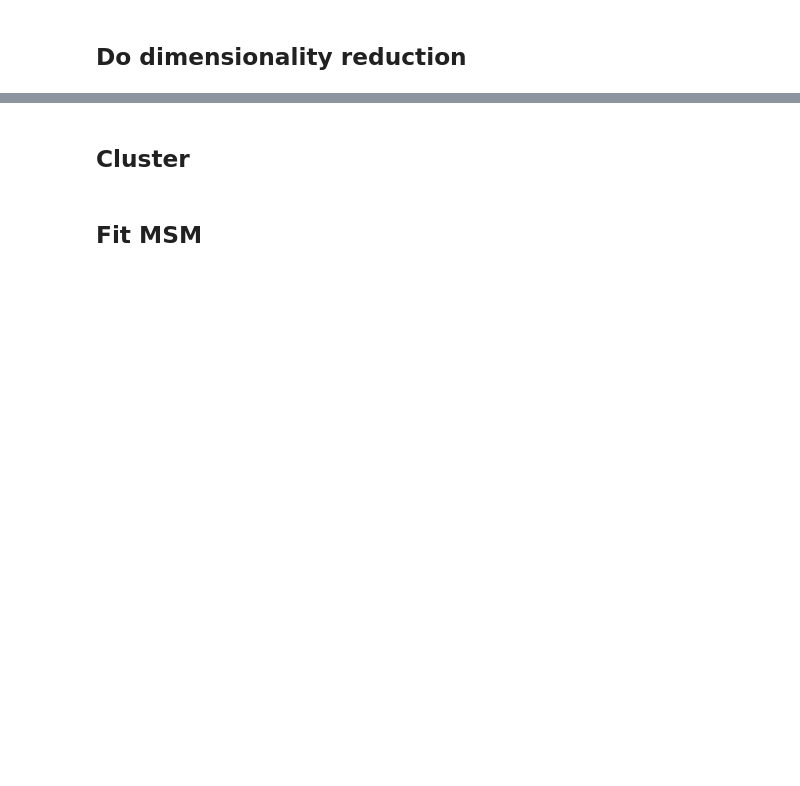
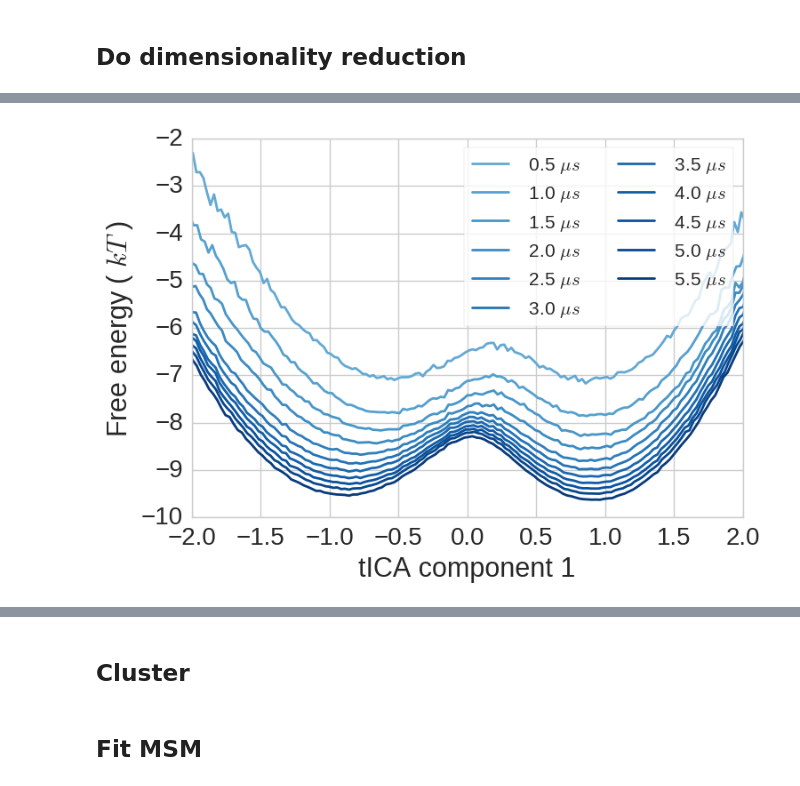
Before and after one commit to RobertArbon/AADH_Analysis, a Jupyter notebook: Amber_Production_Models/Internal Coords MSM.ipynb, the cells around one changed output, grey strips where cells are left out. Drawn from its saved outputs; the diff is of its cells as text; code cells hidden in the pictures; blank space fills up the shorter version.

```diff
--- a/Amber_Production_Models/Internal Coords MSM.ipynb
+++ b/Amber_Production_Models/Internal Coords MSM.ipynb
@@ -132,0 +190,7 @@ txx = np.concatenate(ttrajs)
+# %%
+# print(len(ctrajs))
+split=10
+trajs_idx = []
+for i in range(len(ctrajs)//split+1):
+    print(i,min(len(ctrajs), (i+1)*split))
+    trajs_idx.append((i+1)*split)
@@ -133 +209,27 @@ txx = np.concatenate(ttrajs)
+# %%
+to_mu = to_ns/1000
+n = len(trajs_idx)*2
+cols = sns.color_palette('Blues', n)
+
+with sns.plotting_context('notebook', font_scale=2):
+    sns.set_style('whitegrid')
+    fig, ax = plt.subplots()
+
+    for jdx, traj_idx in enumerate(trajs_idx):
+        txx = np.concatenate(ttrajs[:traj_idx])
+        z,bins = np.histogram(txx[:,0],bins=200)
+        time = trajs_idx[jdx]*n_frames*to_mu/(2)
+        F = -np.log(z)
+
+        ax.plot(bins[1:], F, lw='2', c=cols[int(n/2)+jdx], label='{0:4.1f} $\mu s$'.format(time))
+        ax.set_xlim((-2,2))
+        ax.set_ylim((-10,-2))
+
+        ax.set_ylabel('Free energy ( $kT$ )')
+        ax.set_xlabel('tICA component 1')
+#     handles, labels = ax.get_legend_handles_labels()
+    ax.legend(frameon=True, framealpha=0.8, ncol=2, fontsize=15)
+plt.savefig('tICA_FreeEnergy.pdf')
+# %% [output]
+[figure, added]
 # %%
```
Also changed, not shown: parts of 24 cells of this notebook.
